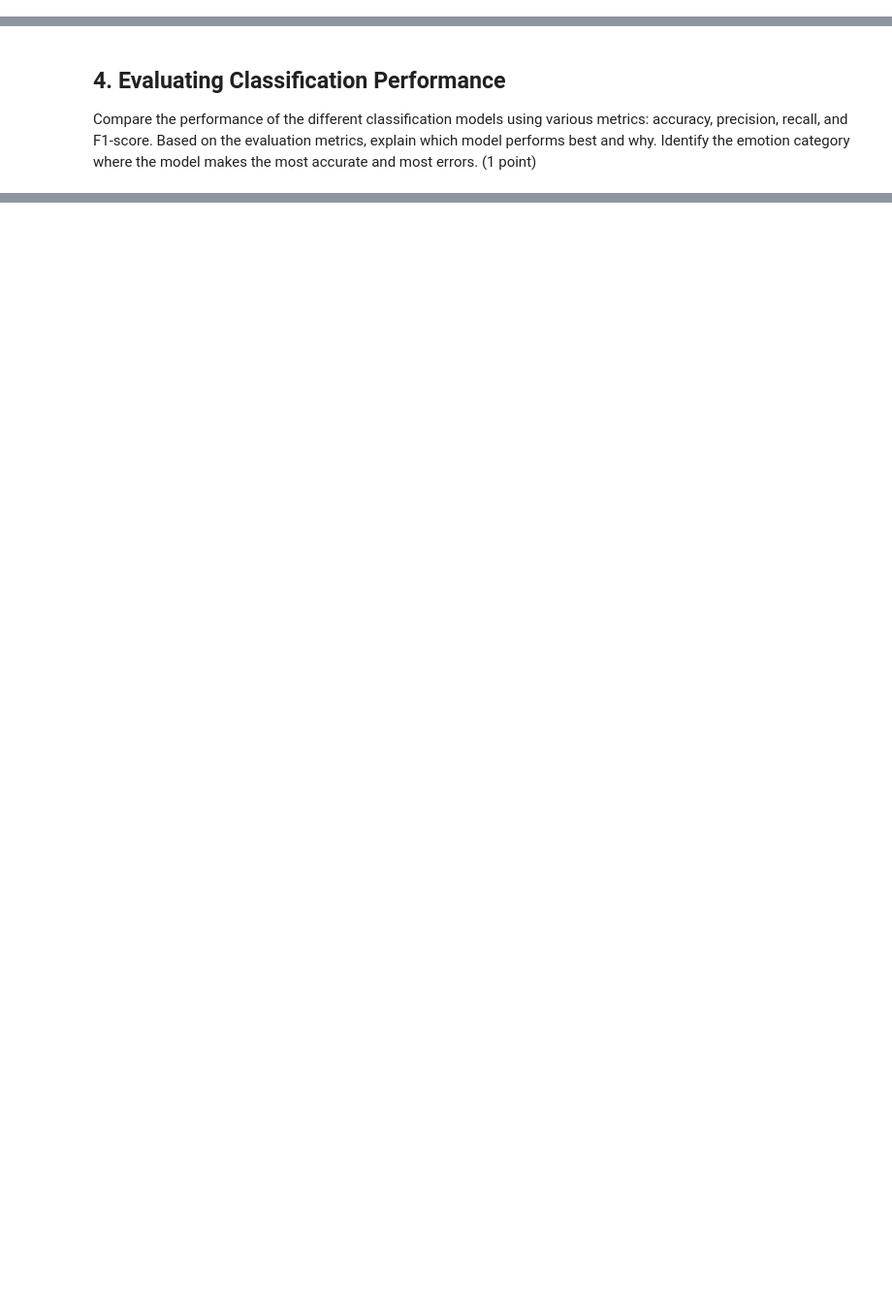
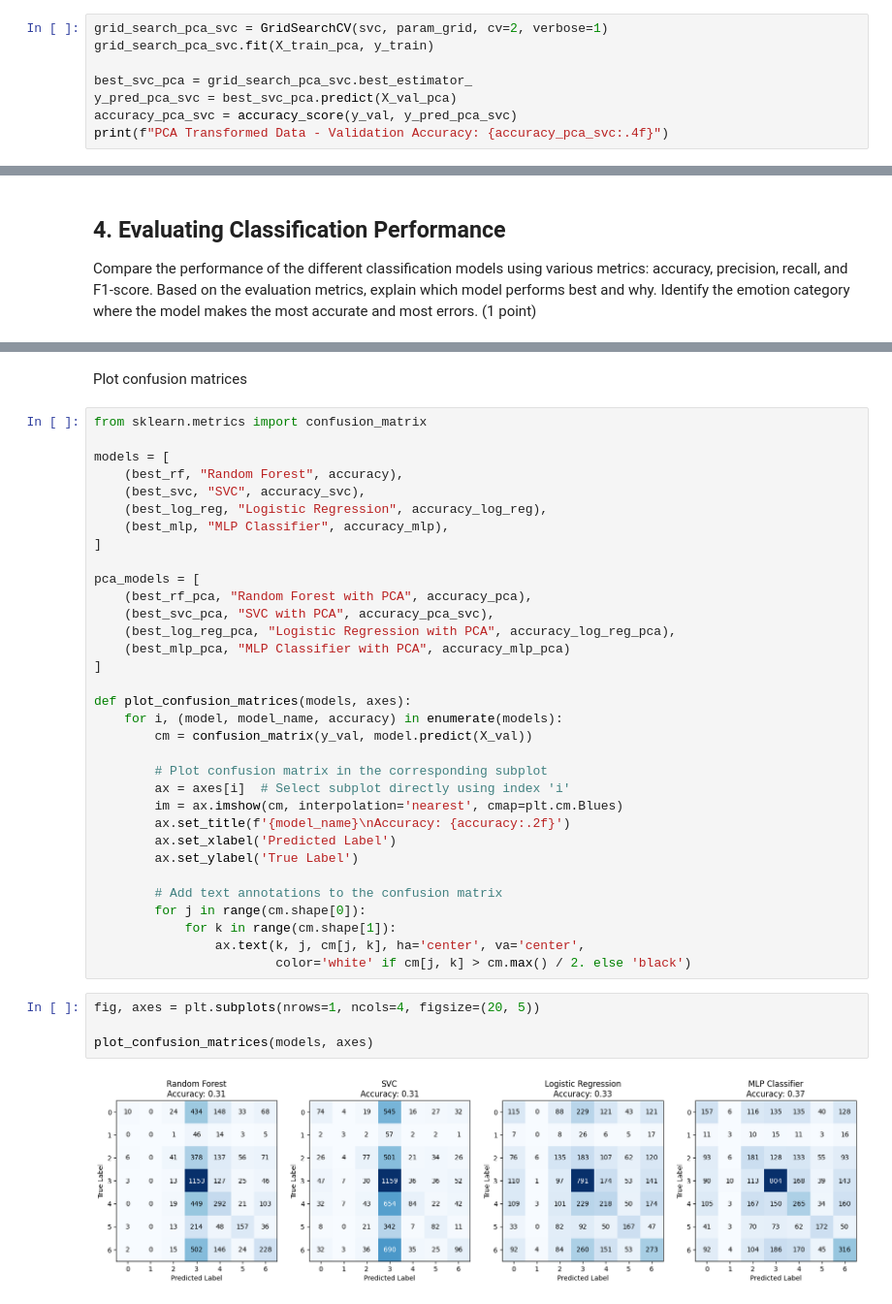
Before and after one commit to greyyT/Fundamental-ML, a Jupyter notebook: notebooks/EDA.ipynb, the cells around one changed output, grey strips where cells are left out. Shown at 97% size. Drawn from its saved outputs; the diff is of its cells as text; blank space fills up the shorter version.

```diff
--- a/notebooks/EDA.ipynb
+++ b/notebooks/EDA.ipynb
@@ -190,0 +308,8 @@ Inspiration: Draw inspiration from the example provided in the scikit-learn docu
+# %%
+grid_search_pca_svc = GridSearchCV(svc, param_grid, cv=2, verbose=1)
+grid_search_pca_svc.fit(X_train_pca, y_train)
+
+best_svc_pca = grid_search_pca_svc.best_estimator_
+y_pred_pca_svc = best_svc_pca.predict(X_val_pca)
+accuracy_pca_svc = accuracy_score(y_val, y_pred_pca_svc)
+print(f"PCA Transformed Data - Validation Accuracy: {accuracy_pca_svc:.4f}")
@@ -197,0 +568,41 @@ Based on the evaluation metrics, explain which model performs best and why. Iden
+# %% [markdown]
+Plot confusion matrices
+# %%
+from sklearn.metrics import confusion_matrix
+
+models = [
+    (best_rf, "Random Forest", accuracy),
+    (best_svc, "SVC", accuracy_svc),
+    (best_log_reg, "Logistic Regression", accuracy_log_reg),
+    (best_mlp, "MLP Classifier", accuracy_mlp),
+]
+
+pca_models = [
+    (best_rf_pca, "Random Forest with PCA", accuracy_pca),
+    (best_svc_pca, "SVC with PCA", accuracy_pca_svc),
+    (best_log_reg_pca, "Logistic Regression with PCA", accuracy_log_reg_pca),
+    (best_mlp_pca, "MLP Classifier with PCA", accuracy_mlp_pca)
+]
+
+def plot_confusion_matrices(models, axes):
+    for i, (model, model_name, accuracy) in enumerate(models):
+        cm = confusion_matrix(y_val, model.predict(X_val))
+
+        # Plot confusion matrix in the corresponding subplot
+        ax = axes[i]  # Select subplot directly using index 'i'
+        im = ax.imshow(cm, interpolation='nearest', cmap=plt.cm.Blues)
+        ax.set_title(f'{model_name}\nAccuracy: {accuracy:.2f}')
+        ax.set_xlabel('Predicted Label')
+        ax.set_ylabel('True Label')
+
+        # Add text annotations to the confusion matrix
+        for j in range(cm.shape[0]):
+            for k in range(cm.shape[1]):
+                ax.text(k, j, cm[j, k], ha='center', va='center',
+                        color='white' if cm[j, k] > cm.max() / 2. else 'black')
+# %%
+fig, axes = plt.subplots(nrows=1, ncols=4, figsize=(20, 5))
+
+plot_confusion_matrices(models, axes)
+# %% [output]
+[figure, added]
```
Also changed, not shown: parts of 34 cells of this notebook.
